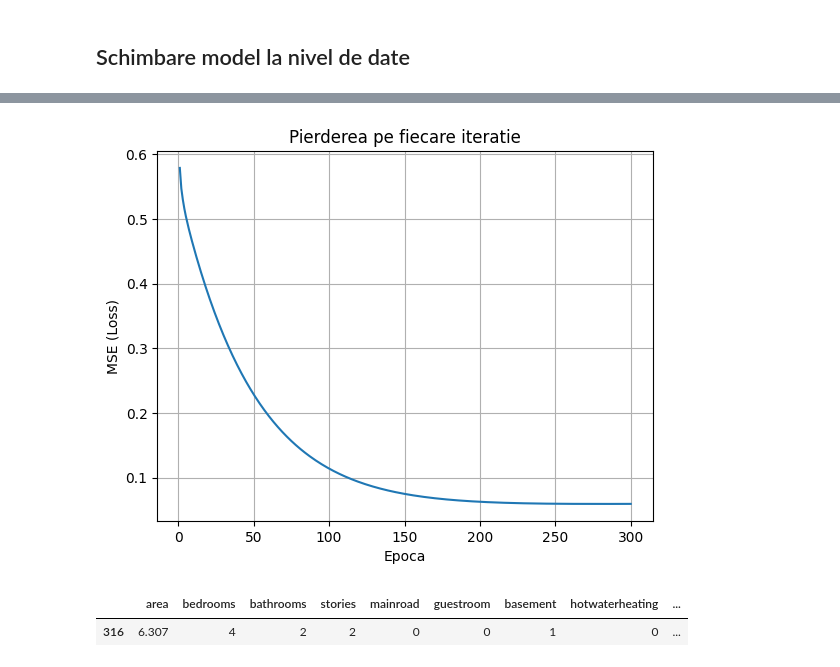
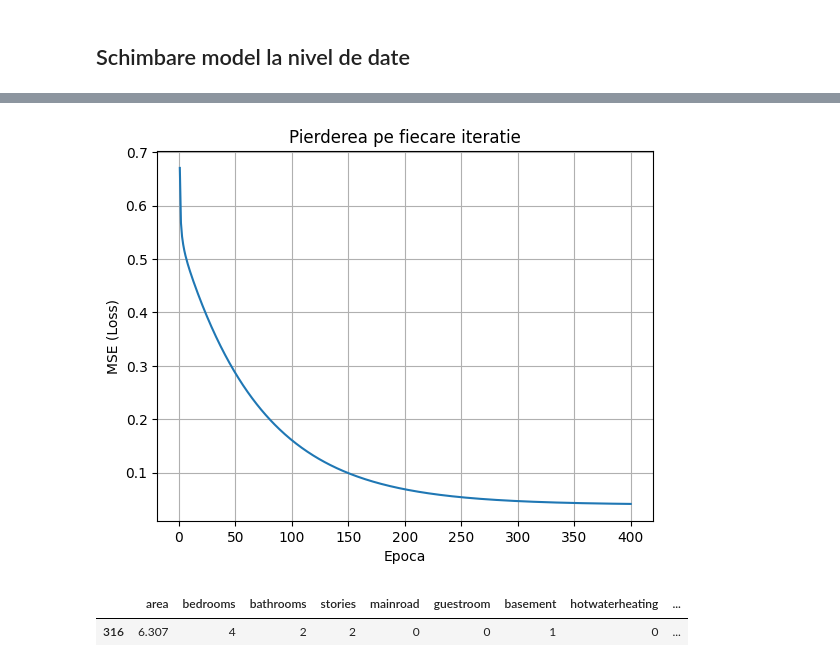
Before and after one commit to Ionel-Gabriel/Curs-AI-Software-Engineer, a Jupyter notebook: Capitolul 4/Problema_Regresie_Liniara.ipynb, the cells around one changed output, grey strips where cells are left out. Saved outputs shown, nothing was run; the diff lists cells and outputs as text; code cells hidden in the pictures.

```diff
--- a/Capitolul 4/Problema_Regresie_Liniara.ipynb
+++ b/Capitolul 4/Problema_Regresie_Liniara.ipynb
@@ -355,0 +283,3 @@ array([[5220973.18882229]])
+# %%
+X_test_scale = scaler_X.transform(X_test)
+## Foarte important. Nu fac din nou fit transform pentru datele de test. Transformarile pe setul de test se fac dupa aceleasi reguli ca la cel de antrenare.
@@ -355,0 +302,2 @@ array([[5220973.18882229]])
+# %%
+y_pred = model.predict(X_test_scale)
@@ -381,21 +386,0 @@ array([[5052576.12729751]])
-# %%
-import warnings
-warnings.filterwarnings("ignore")
-
-
-grad_regressor_step = SGDRegressor(max_iter=1, warm_start=True, learning_rate='constant', tol=1e-2, eta0=0.1, penalty = None, random_state=42)
-losses = []
-## Iteram manual si calculam pierderea
-for epoch in range(100):
-  grad_regressor_step.fit(X_train_scaled, y_train_scaled.reshape(-1))
-  y_pred = grad_regressor_step.predict(X_train_scaled)
-  loss = np.mean((y_pred - y_train_scaled)**2)
-  losses.append(loss)
-
-
-plt.plot(range(1, len(losses) + 1) , losses)
-plt.title('Pierderea pe fiecare iteratie')
-plt.xlabel('Epoca')
-plt.ylabel('MSE (Loss)')
-plt.grid()
-plt.show()
@@ -444,29 +438,28 @@ y = house_prices['price']
 # %%
-X_train_val, X_test, y_train_val, y_test = train_test_split(X, y, test_size=0.2, random_state=42)
-X_train, X_val, y_train, y_val = train_test_split(X_train_val, y_train_val, test_size=0.3, random_state=42)
+X_train, X_test, y_train, y_test = train_test_split(X, y, test_size=0.2, random_state=42)
 # %%
 import warnings
 warnings.filterwarnings("ignore")
 
 
-grad_regressor_step = SGDRegressor(max_iter=1, warm_start=True, learning_rate='constant', tol=1e-4, eta0=0.01, penalty = None, random_state=42)
+grad_regressor_step = SGDRegressor(max_iter=1, warm_start=True, learning_rate='constant', tol=1e-3, eta0=0.005, penalty = None, random_state=42)
 losses = []
 ## Iteram manual si calculam pierderea
-for epoch in range(300):
+for epoch in range(400):
   grad_regressor_step.fit(X_train, y_train)
   y_pred = grad_regressor_step.predict(X_train)
   loss = np.mean((y_pred - y_train)**2)
   losses.append(loss)
 
 
 plt.plot(range(1, len(losses) + 1) , losses)
 plt.title('Pierderea pe fiecare iteratie')
 plt.xlabel('Epoca')
 plt.ylabel('MSE (Loss)')
 plt.grid()
 plt.show()
 # %% [output]
-[figure, old version]
+[figure, new version]
 # %%
 X_test.iloc[:1]
 # %% [output]
```
Also changed, not shown: parts of 44 cells of this notebook.
